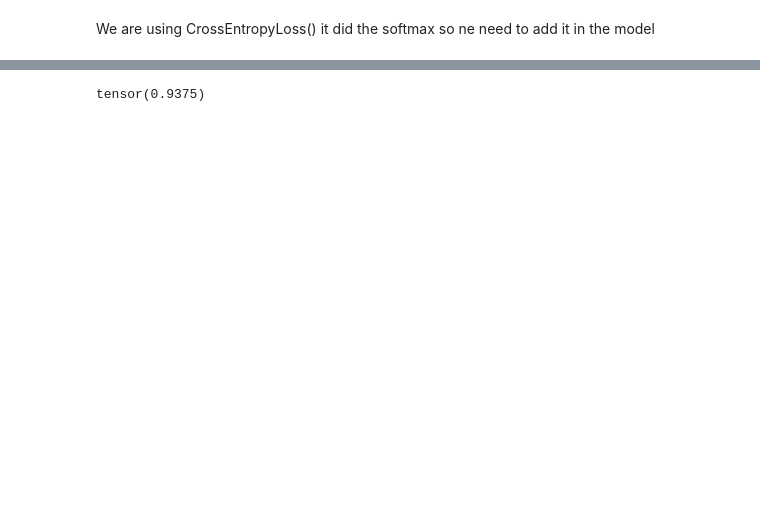
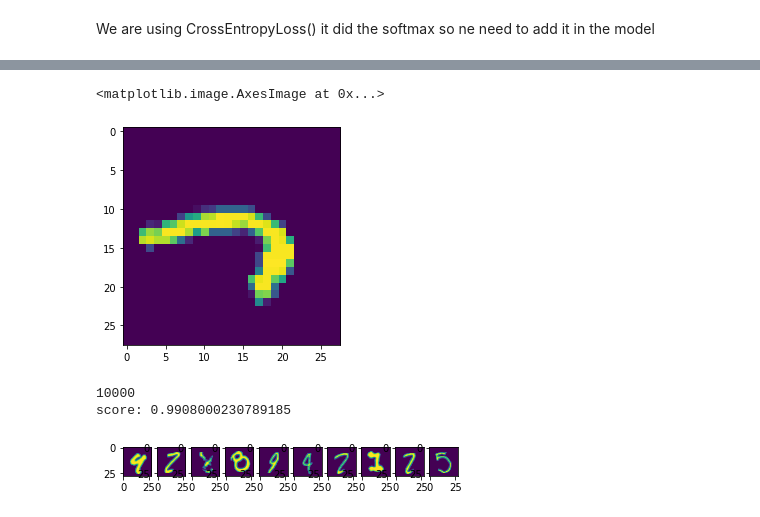
Before and after one commit to Ocean728/mnist_pytorch, a Jupyter notebook: MNINST.ipynb, the cells around one changed output, grey strips where cells are left out. Saved outputs shown, nothing was run; the diff lists cells and outputs as text; code cells hidden in the pictures; blank space fills up the shorter version.

```diff
--- a/MNINST.ipynb
+++ b/MNINST.ipynb
@@ -142,0 +323,5 @@ _, (test_data, test_targets) = next(enumerate(test_loader))
+# %%
+plt.imshow(test_data[][0])
+# %% [output]
+<matplotlib.image.AxesImage at 0x...>
+[figure, added]
@@ -143,7 +341,9 @@ _, (test_data, test_targets) = next(enumerate(test_loader))
 # %%
-score(test_data,test_targets)
+plot_mistakes(test_data,model2,test_targets)
 # %% [output]
-tensor(0.9375)
+10000
+score: 0.9908000230789185
+[figure, added]
 # %%
 torch.save({
             'epoch': epoch,
```
Also changed, not shown: parts of 35 cells of this notebook, 3 other files.
